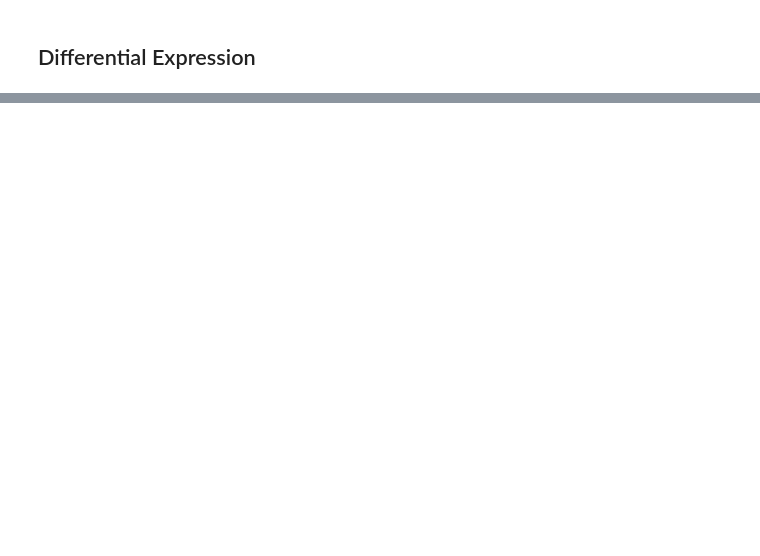
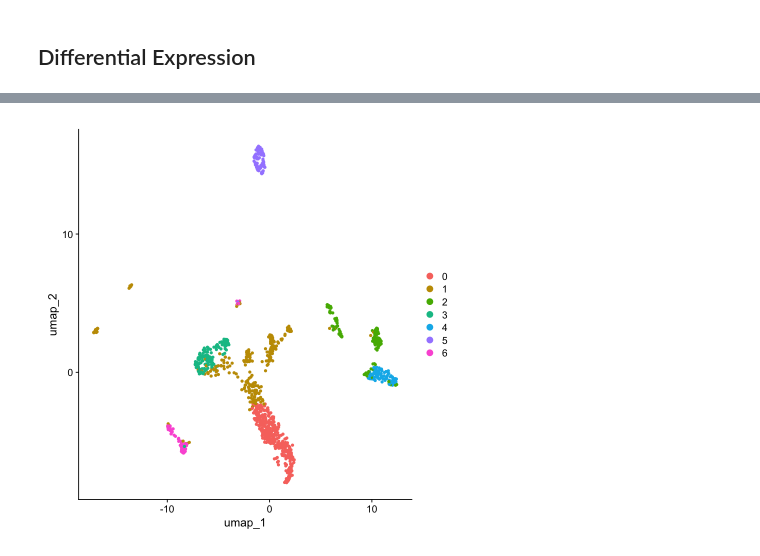
Before and after one commit to rominabai/mouse-amygdala-opioid-dependence, a Jupyter notebook: Analysis.ipynb, the cells around one changed output, grey strips where cells are left out. Saved outputs shown, nothing was run; the diff lists cells and outputs as text; code cells hidden in the pictures; blank space fills up the shorter version.

```diff
--- a/Analysis.ipynb
+++ b/Analysis.ipynb
@@ -205,8 +216,16 @@ ElbowPlot(N1, ndims = 50)
 # %% [markdown]
 ## Cluster the cells
 # %%
-N1 <- Seurat::FindNeighbors(N1, dims = 1:25)
-N1 <- FindClusters(N1, resolution = 0.5)
+# Construct a KNN graph based on euclidian distance in PCA space,
+# taking as input the previously defined dimensionality of the dataset
+N1 <- Seurat::FindNeighbors(N1, dims = 1:23)
+
+# Then cluster the cells by applying a modularity optimization technique
+# (Louvain algorithm)
+# I will come back to find the optimal resolution for this step
+# Also check out this blog post
+# https://divingintogeneticsandgenomics.com/post/scrnaseq-clustering-significant-test-an-unsolvable-problem/
+N1 <- FindClusters(N1, resolution = 0.3)
 # %% [output]
 Computing nearest neighbor graph
 
@@ -223,2 +250,4 @@ Elapsed time: 0 seconds
 # %% [markdown]
 ## Differential Expression
+# %%
+N1 <- RunUMAP(N1, dims = 1:23)
@@ -224,0 +272,4 @@ Elapsed time: 0 seconds
+# %%
+DimPlot(N1, reduction = 'umap')
+# %% [output]
+[figure, added]
```
Also changed, not shown: parts of 8 cells of this notebook.
